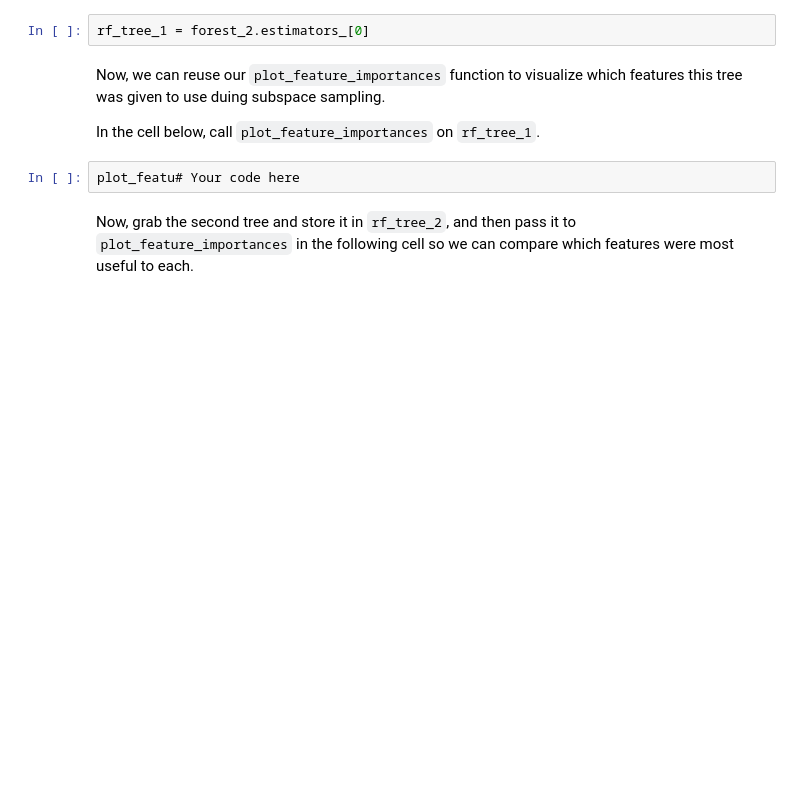
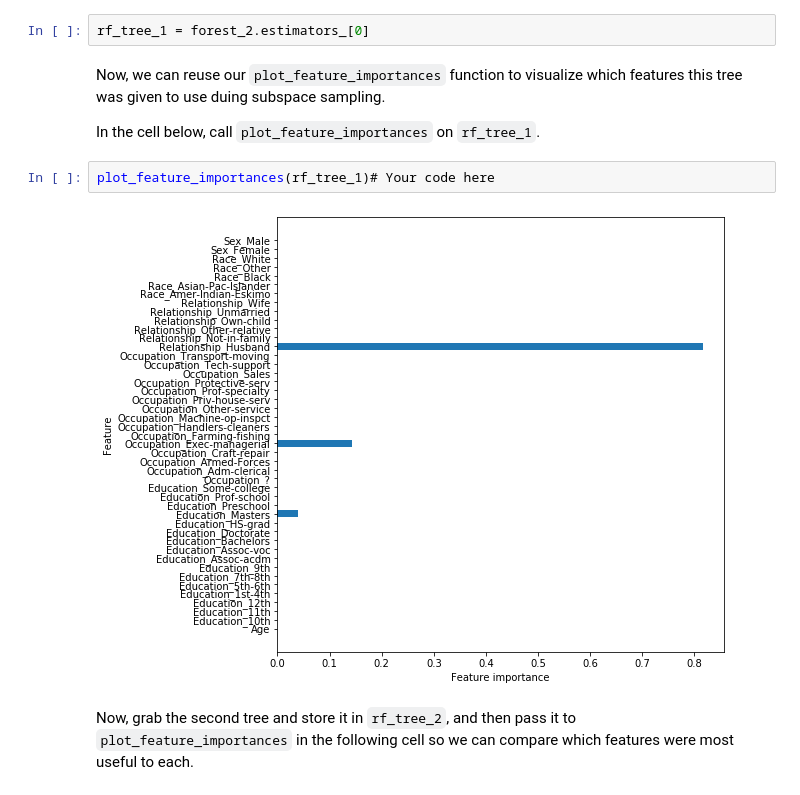
Before and after one commit to tyler-ranalli/dsc-enterprise-deloitte-dl-random-forests-lab-deloitte-online-ds-050520, a Jupyter notebook: index.ipynb, the cells around one changed output. Cells and saved outputs as stored; diff of their text form; blank space fills up the shorter version.

```diff
--- a/index.ipynb
+++ b/index.ipynb
@@ -305,7 +305,9 @@ Now, we can reuse our `plot_feature_importances` function to visualize which fea
 
 In the cell below, call `plot_feature_importances` on `rf_tree_1`.
 # %%
-plot_featu# Your code here
+plot_feature_importances(rf_tree_1)# Your code here
+# %% [output]
+[figure, added]
 # %% [markdown]
 Now, grab the second tree and store it in `rf_tree_2`, and then pass it to `plot_feature_importances` in the following cell so we can compare which features were most useful to each.
 # %%
```
